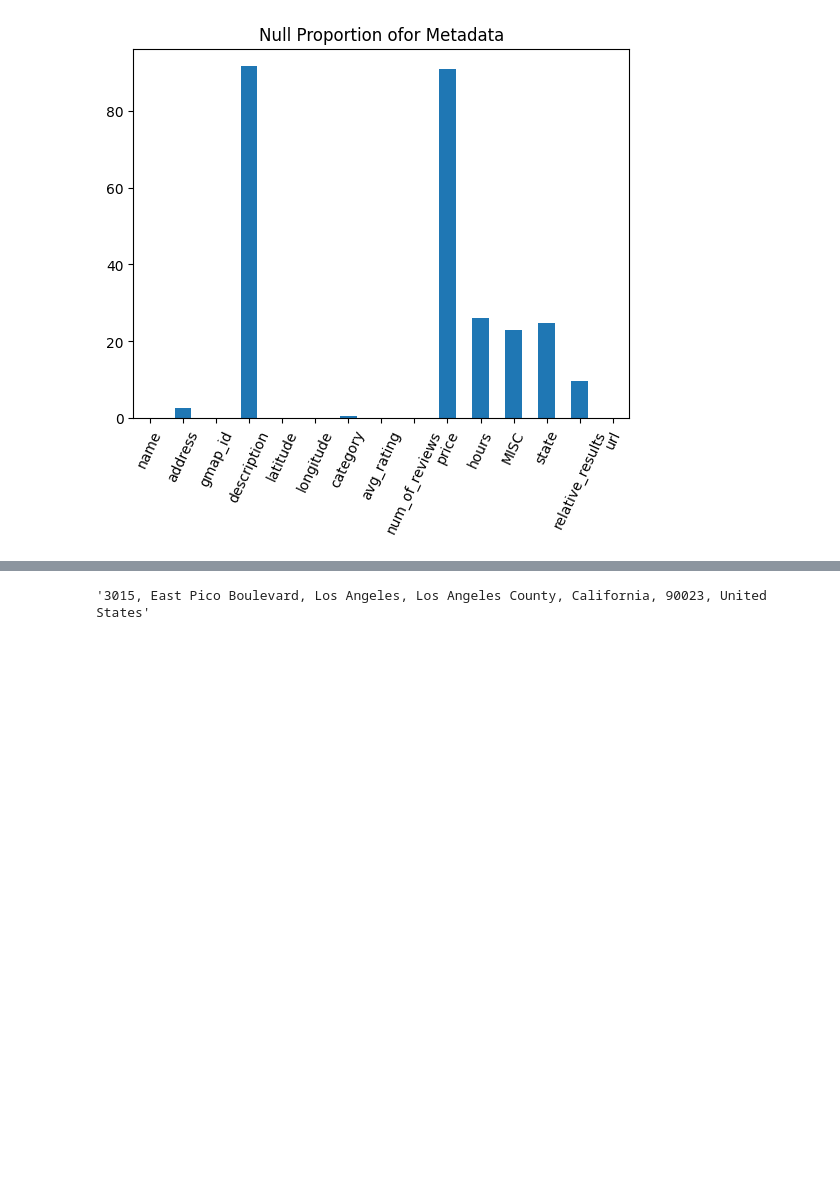
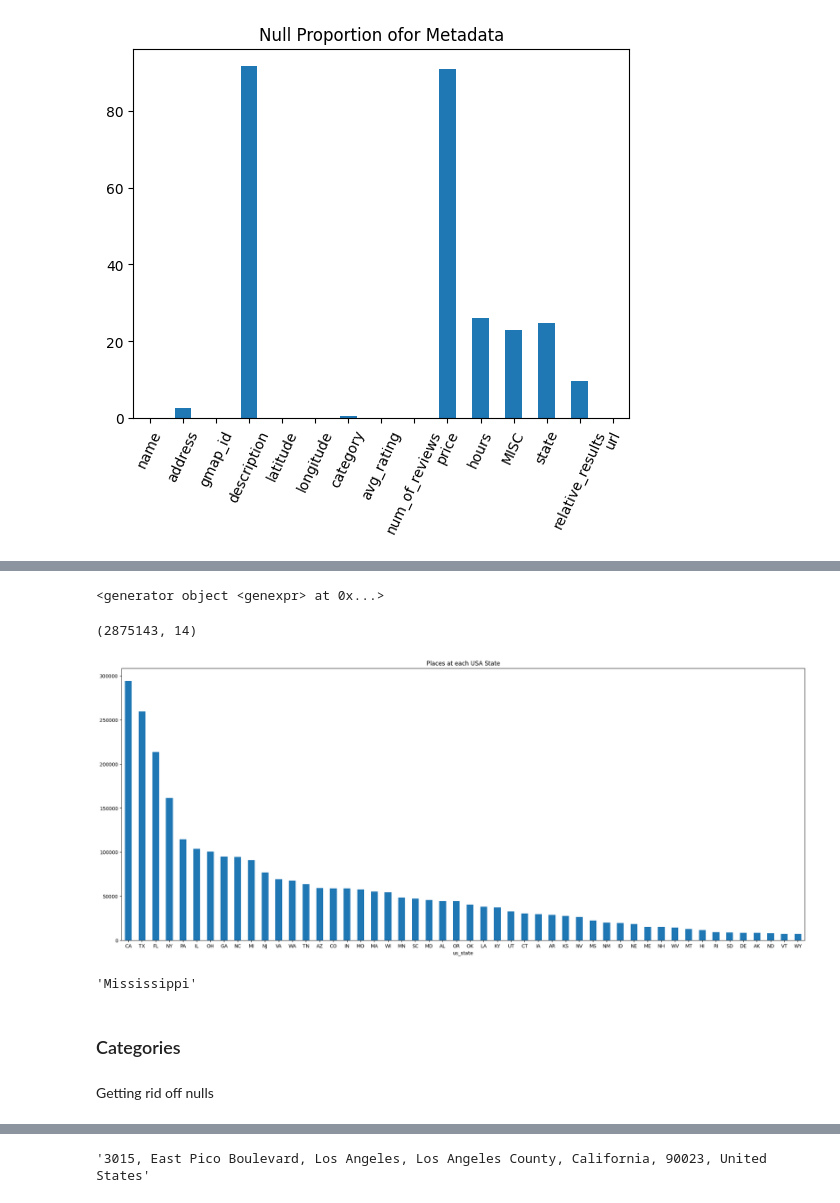
Before and after one commit to melodiromero/Google-Yelp, a Jupyter notebook: Sprint-1/Yelp/etl_eda.ipynb, the cells around one changed output, grey strips where cells are left out. Cells and saved outputs as stored; diff of their text form; code cells hidden in the pictures; blank space fills up the shorter version.

Commit message:
inicio normalizacion en metadata con categorias y atributos

```diff
--- a/Sprint-1/Yelp/etl_eda.ipynb
+++ b/Sprint-1/Yelp/etl_eda.ipynb
@@ -278,0 +310,2 @@ proporcion_nulos(metada_reviews_df).plot(kind="bar", rot=65, title="Null Proport
+# %%
+metada_reviews_df = metada_reviews_df[~metada_reviews_df["address"].isna()]
@@ -279 +338,10 @@ proporcion_nulos(metada_reviews_df).plot(kind="bar", rot=65, title="Null Proport
+# %%
+metada_reviews_df["us_state"] = (
+    metada_reviews_df["address"]
+    # Get address element
+    .apply(lambda row: [address_element.strip() for address_element in row.split(",")][-1])
+    # Get the element of City
+    .apply(lambda x: x.split()[0])
+
+    )
 # %%
@@ -287,0 +415,24 @@ metada_reviews_df.head()
+# %%
+(state_code for state_code in usps_state_abbreviations.keys())
+# %% [output]
+<generator object <genexpr> at 0x...>
+# %%
+us_states_set = set(list(usps_state_abbreviations.keys()))
+# %%
+metada_reviews_df = metada_reviews_df[metada_reviews_df["us_state"].apply(lambda state: state in us_states_set)]
+# %%
+metada_reviews_df.shape
+# %% [output]
+(2875143, 14)
+# %%
+metada_reviews_df["us_state"].value_counts().plot(kind="bar", figsize=(25, 10), rot=0, title="Places at each USA State");
+# %% [output]
+[figure, added]
+# %%
+usps_state_abbreviations["MS"]
+# %% [output]
+'Mississippi'
+# %% [markdown]
+### Categories
+# %% [markdown]
+Getting rid off nulls
```
Also changed, not shown: parts of 20 cells of this notebook.
